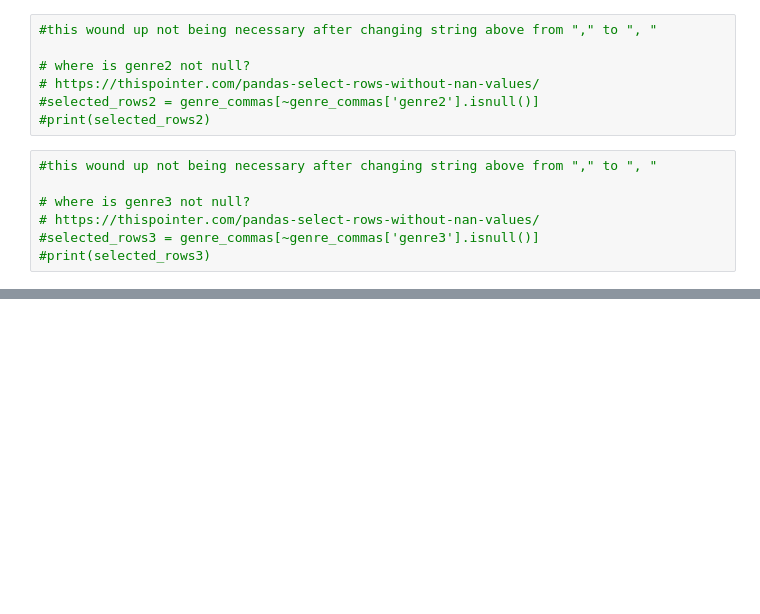
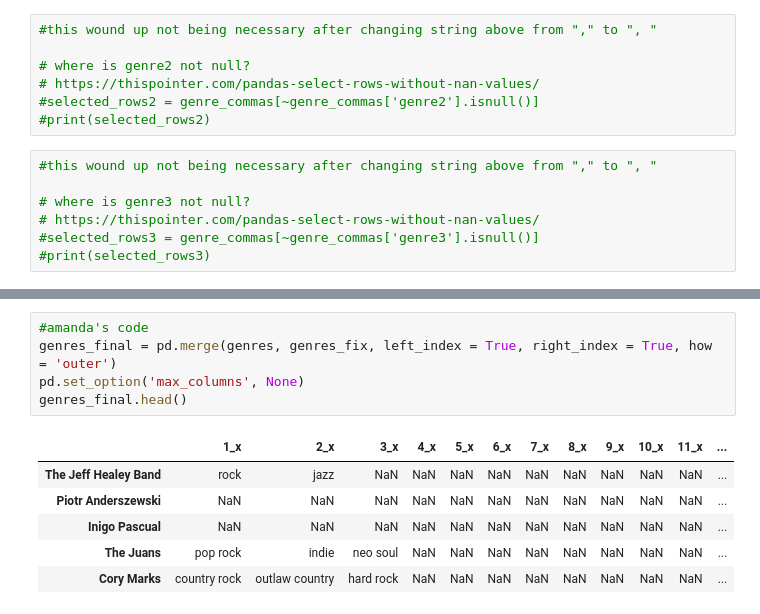
Before and after one commit to NSS-Data-Analytics-Cohort-6/mlc-project-pythons-on-a-plane, a Jupyter notebook: notebooks/genre_prep.ipynb, the cells around one changed output, grey strips where cells are left out. Cells and saved outputs as stored; diff of their text form; blank space fills up the shorter version.

```diff
--- a/notebooks/genre_prep.ipynb
+++ b/notebooks/genre_prep.ipynb
@@ -113,0 +106,12 @@ ValueError: Columns must be same length as key
+# %%
+#amanda's code
+genres_final = pd.merge(genres, genres_fix, left_index = True, right_index = True, how = 'outer')
+pd.set_option('max_columns', None)
+genres_final.head()
+# %% [output]
+|  | 1_x | 2_x | 3_x | 4_x | 5_x | 6_x | 7_x | 8_x | 9_x | 10_x | 11_x | ... |
+| The Jeff Healey Band | rock | jazz | NaN | NaN | NaN | NaN | NaN | NaN | NaN | NaN | NaN | ... |
+| Piotr Anderszewski | NaN | NaN | NaN | NaN | NaN | NaN | NaN | NaN | NaN | NaN | NaN | ... |
+| Inigo Pascual | NaN | NaN | NaN | NaN | NaN | NaN | NaN | NaN | NaN | NaN | NaN | ... |
+| The Juans | pop rock | indie | neo soul | NaN | NaN | NaN | NaN | NaN | NaN | NaN | NaN | ... |
+| Cory Marks | country rock | outlaw country | hard rock | NaN | NaN | NaN | NaN | NaN | NaN | NaN | NaN | ... |
```
Also changed, not shown: parts of 9 cells of this notebook.
